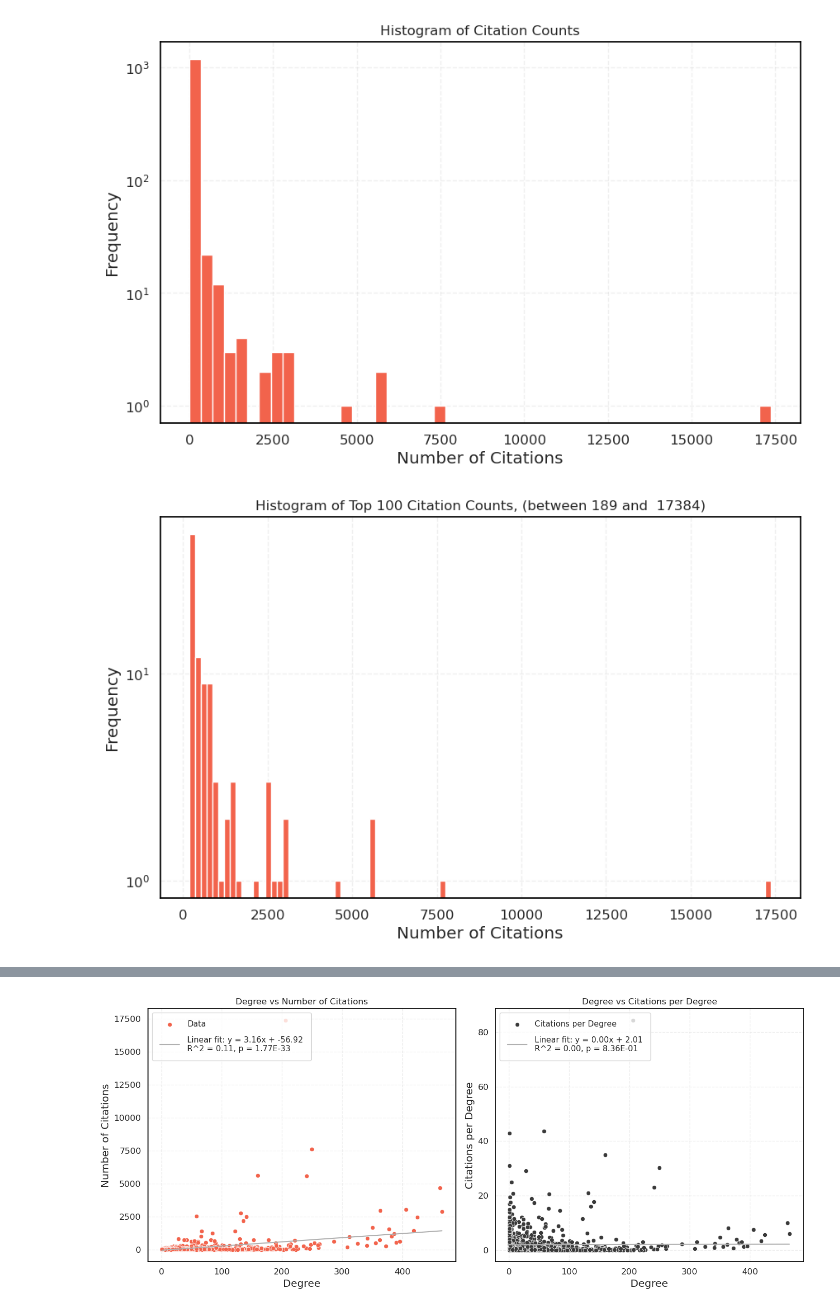
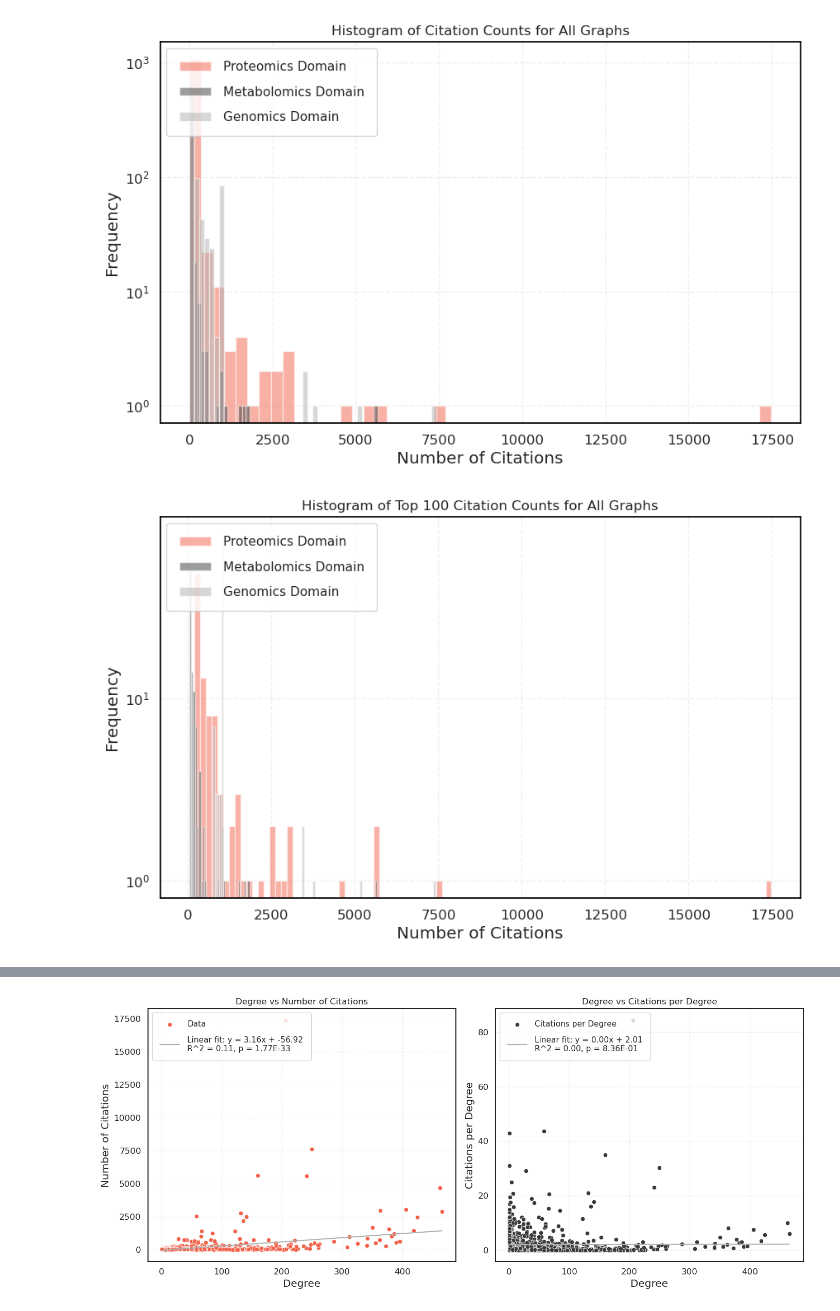
Before and after one commit to Workflomics/pubmetric, a Jupyter notebook: dev-viz-notebooks/graph_statistics.ipynb, the cells around one changed output, grey strips where cells are left out. Saved outputs shown, nothing was run; the diff lists cells and outputs as text; code cells hidden in the pictures.

```diff
--- a/dev-viz-notebooks/graph_statistics.ipynb
+++ b/dev-viz-notebooks/graph_statistics.ipynb
@@ -18,11 +22,11 @@ import pubmetric.network as nw
 # %%
-proteomics_path = '../out/out_20240813221610'
+proteomics_path = '../out/out_20240814142510'
 proteomics_graph = asyncio.run(nw.create_network(inpath=proteomics_path, load_graph=True))
 
-metabolomics_path = '../out/out_20240813223049'
+metabolomics_path = '../out/out_20240814143203'
 metabolomics_graph = asyncio.run(nw.create_network(inpath=metabolomics_path, load_graph=True))
 
-genomics_path = '../out/out_20240813220201'
+genomics_path = '../out/out_20240814150930'
 genomics_graph = asyncio.run(nw.create_network(inpath=genomics_path, load_graph=True))
 
 graph_list = [proteomics_graph, metabolomics_graph, genomics_graph]
@@ -109,33 +100,37 @@ Num communities: 7
 
 ------------------------------
 # %%
-    # citation counts for each tool
-for graph in graph_list
-    citation_counts = {tool['name']: tool['nr_citations'] for tool in graph.vs}
-    citation_values = list(citation_counts.values())
-    # TODO subfiugures
-    # all citation counts
-    plt.hist(citation_values, bins=50)
-    plt.xlabel('Number of Citations')
-    plt.ylabel('Frequency')
-    plt.yscale('log')
-    plt.title('Histogram of Citation Counts')
-    plt.show()
 
-    # Sorting citations in descending order to get the top 100 most cited tools
-    sorted_citation_counts = dict(sorted(citation_counts.items(), key=lambda item: item[1], reverse=True))
-    top_citation_counts = list(sorted_citation_counts.values())[0:100]
+# Citation counts for each graph
+plt.figure(figsize=(10, 6))
+for i, graph in enumerate(graph_list):
+    citation_counts = [tool['nr_citations'] for tool in graph.vs]
+    plt.hist(citation_counts, bins=50, alpha=0.5, color=palette[i], label=graph_name_list[i])
 
-    # Plotting histogram of the top 100 citation counts
-    plt.hist(top_citation_counts, bins=100)
-    plt.xlabel('Number of Citations')
-    plt.ylabel('Frequency')
-    plt.yscale('log')
-    plt.title(f'Histogram of Top 100 Citation Counts, (between {min(top_citation_counts)} and  {max(top_citation_counts)})')
-    plt.show()
+plt.xlabel('Number of Citations')
+plt.ylabel('Frequency')
+plt.yscale('log')
+plt.title('Histogram of Citation Counts for All Graphs')
+plt.legend()
+plt.show()
 
-    # Loading a graph to analyse the distribution of edge weights
+# Plotting top 100 citation counts for each graph
+plt.figure(figsize=(10, 6))
+citations_list = []
+for i, graph in enumerate(graph_list):
+    citation_counts = [tool['nr_citations'] for tool in graph.vs]
+    citations_list.append(citation_counts)
+    sorted_citation_counts = sorted(citation_counts, reverse=True)
+    top_citation_counts = sorted_citation_counts[:100]
+    plt.hist(top_citation_counts, bins=100, alpha=0.5, color=palette[i], label=graph_name_list[i])
+
+plt.xlabel('Number of Citations')
+plt.ylabel('Frequency')
+plt.yscale('log')
+plt.title('Histogram of Top 100 Citation Counts for All Graphs')
+plt.legend()
+plt.show()
 # %% [output]
-[figure, old version]
+[figure, new version]
-[figure, old version]
+[figure, new version]
 # %%
```
Also changed, not shown: parts of 15 cells of this notebook, 5 other files.
